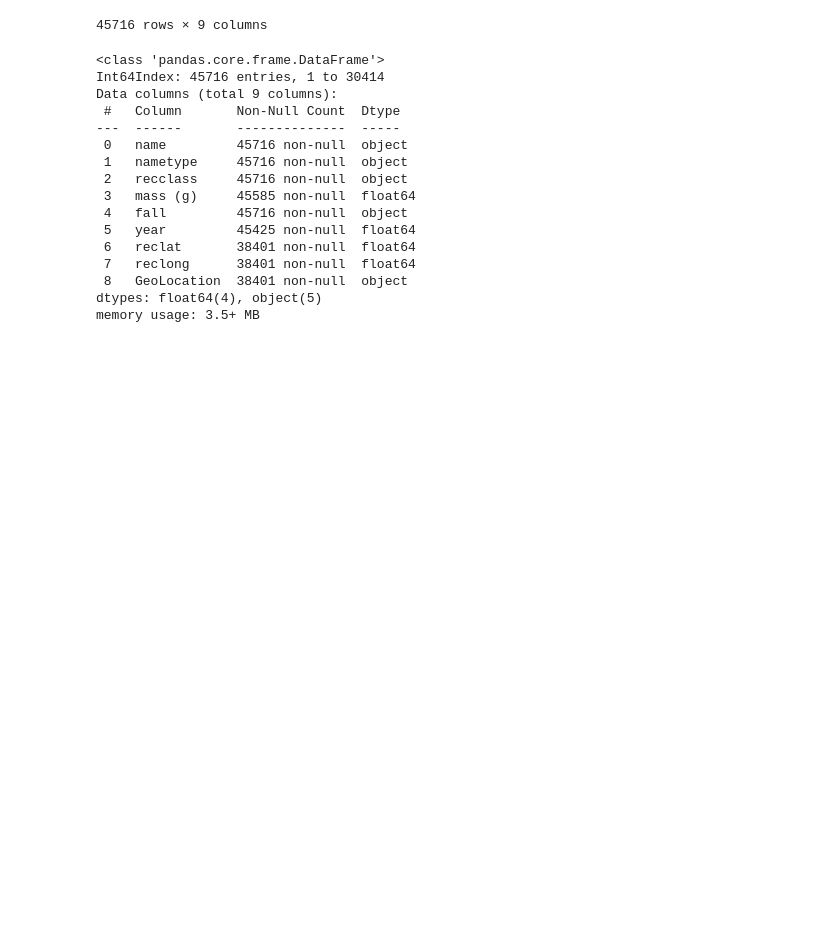
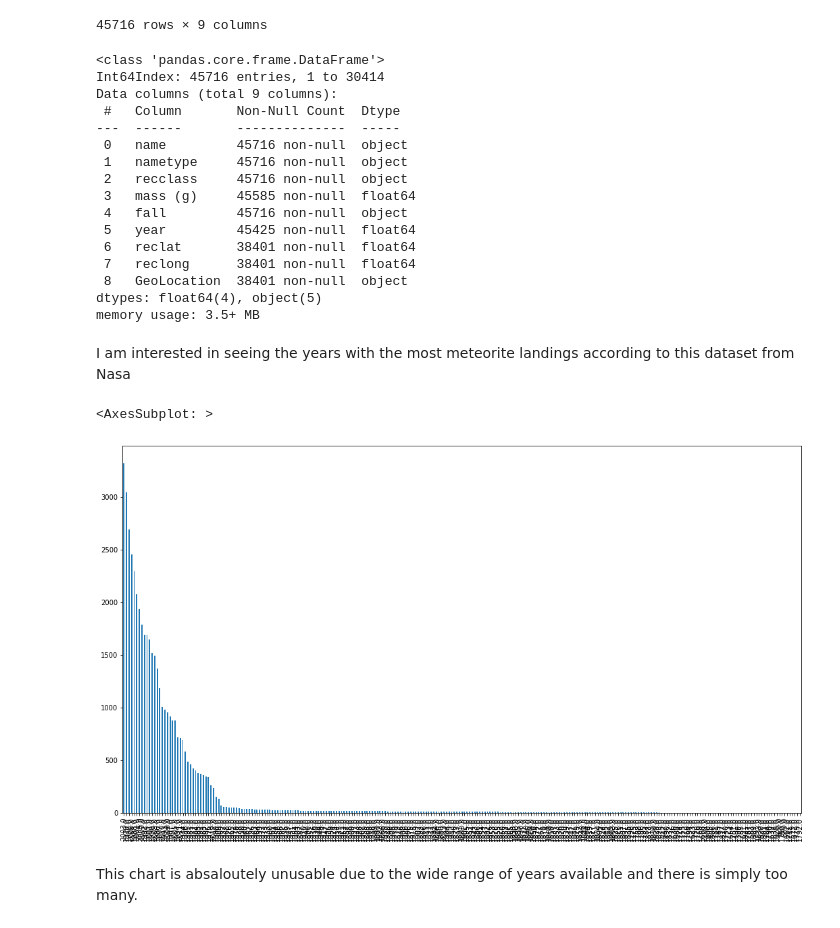
Before and after one commit to c-blomquist/Nasa-Meteorite-Landings-Data-Exploration, a Jupyter notebook: Meteorite_Landings.ipynb, the cells around one changed output. Saved outputs shown, nothing was run; the diff lists cells and outputs as text; code cells hidden in the pictures; blank space fills up the shorter version.

Commit message:
Years with the most number of meteorite landings

```diff
--- a/Meteorite_Landings.ipynb
+++ b/Meteorite_Landings.ipynb
@@ -44,3 +44,12 @@ Data columns (total 9 columns):
  8   GeoLocation  38401 non-null  object
 dtypes: float64(4), object(5)
 memory usage: 3.5+ MB
+# %% [markdown]
+I am interested in seeing the years with the most meteorite landings according to this dataset from Nasa
+# %%
+df['year'].value_counts().plot(kind='bar', figsize=(18,10))
+# %% [output]
+<AxesSubplot: >
+[figure, added]
+# %% [markdown]
+This chart is absaloutely unusable due to the wide range of years available and there is simply too many.
```
Also changed, not shown: parts of 4 cells of this notebook.
